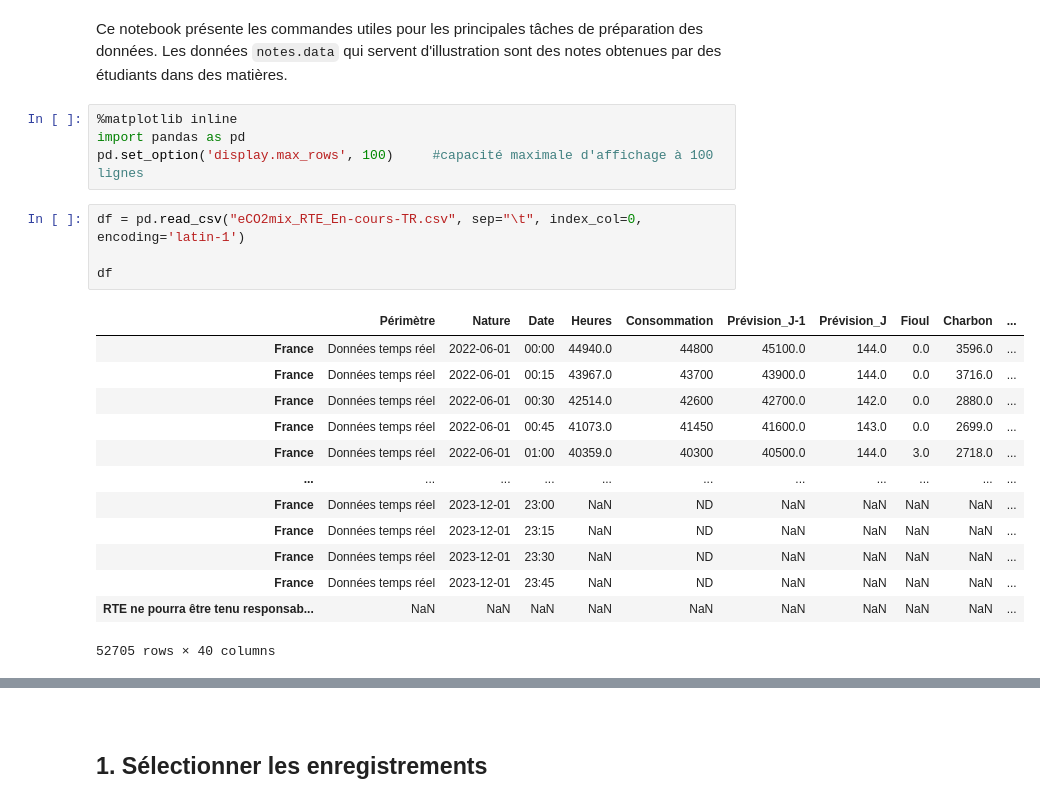
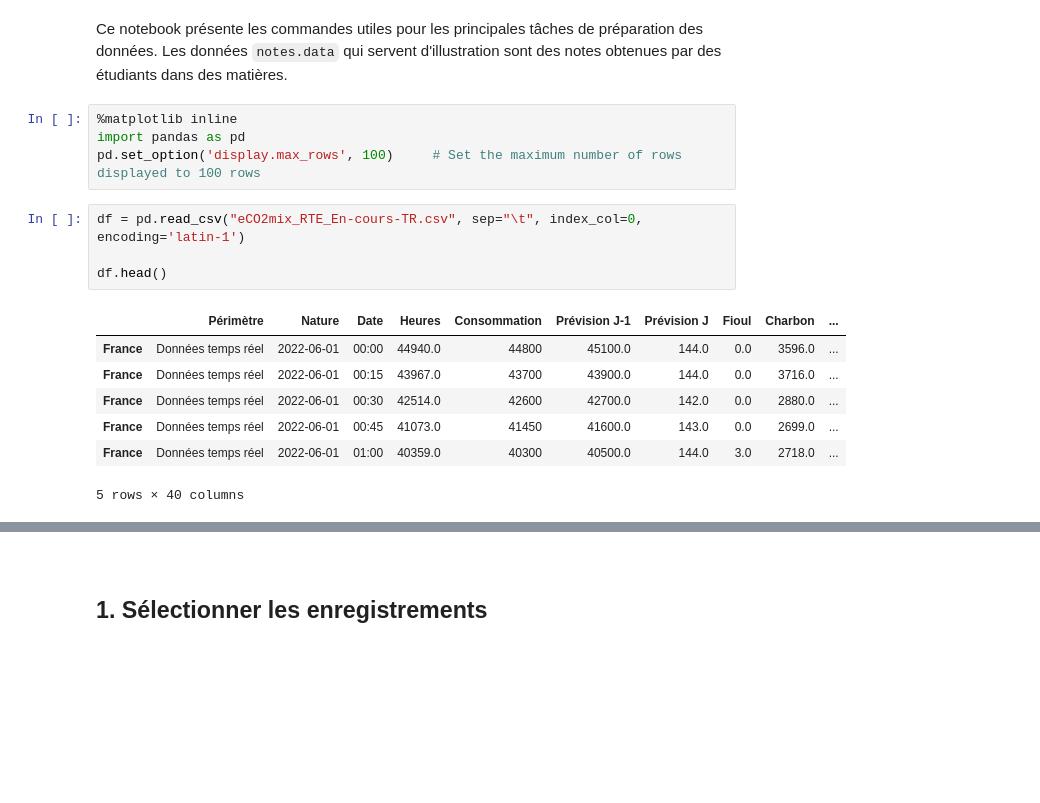
Before and after one commit to Schrodinger17/french-energy-data-analysis, a Jupyter notebook: Préparation des données.ipynb, the cells around one changed output, grey strips where cells are left out. Saved outputs shown, nothing was run; the diff lists cells and outputs as text; blank space fills up the shorter version.

```diff
--- a/Préparation des données.ipynb
+++ b/Préparation des données.ipynb
@@ -5,22 +5,16 @@ Ce notebook présente les commandes utiles pour les principales tâches de prép
 # %%
 %matplotlib inline
 import pandas as pd
-pd.set_option('display.max_rows', 100)     #capacité maximale d'affichage à 100 lignes
+pd.set_option('display.max_rows', 100)     # Set the maximum number of rows displayed to 100 rows
 # %%
 df = pd.read_csv("eCO2mix_RTE_En-cours-TR.csv", sep="\t", index_col=0, encoding='latin-1')
 
-df
+df.head()
 # %% [output]
-|  | Périmètre | Nature | Date | Heures | Consommation | Prévision_J-1 | Prévision_J | Fioul | Charbon | ... |
+|  | Périmètre | Nature | Date | Heures | Consommation | Prévision J-1 | Prévision J | Fioul | Charbon | ... |
 | France | Données temps réel | 2022-06-01 | 00:00 | 44940.0 | 44800 | 45100.0 | 144.0 | 0.0 | 3596.0 | ... |
 | France | Données temps réel | 2022-06-01 | 00:15 | 43967.0 | 43700 | 43900.0 | 144.0 | 0.0 | 3716.0 | ... |
 | France | Données temps réel | 2022-06-01 | 00:30 | 42514.0 | 42600 | 42700.0 | 142.0 | 0.0 | 2880.0 | ... |
 | France | Données temps réel | 2022-06-01 | 00:45 | 41073.0 | 41450 | 41600.0 | 143.0 | 0.0 | 2699.0 | ... |
 | France | Données temps réel | 2022-06-01 | 01:00 | 40359.0 | 40300 | 40500.0 | 144.0 | 3.0 | 2718.0 | ... |
-| ... | ... | ... | ... | ... | ... | ... | ... | ... | ... | ... |
-| France | Données temps réel | 2023-12-01 | 23:00 | NaN | ND | NaN | NaN | NaN | NaN | ... |
-| France | Données temps réel | 2023-12-01 | 23:15 | NaN | ND | NaN | NaN | NaN | NaN | ... |
-| France | Données temps réel | 2023-12-01 | 23:30 | NaN | ND | NaN | NaN | NaN | NaN | ... |
-| France | Données temps réel | 2023-12-01 | 23:45 | NaN | ND | NaN | NaN | NaN | NaN | ... |
-| RTE ne pourra être tenu responsab... | NaN | NaN | NaN | NaN | NaN | NaN | NaN | NaN | NaN | ... |
-52705 rows × 40 columns
+5 rows × 40 columns
```
Also changed, not shown: parts of 4 cells of this notebook.
